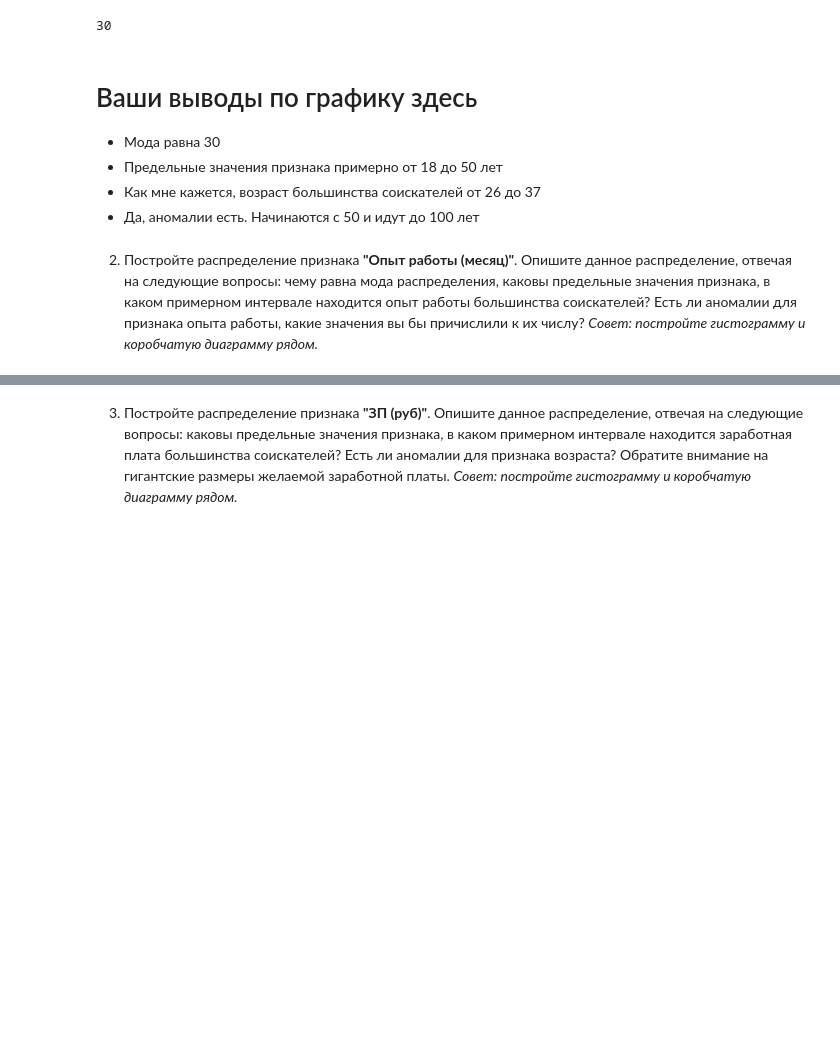
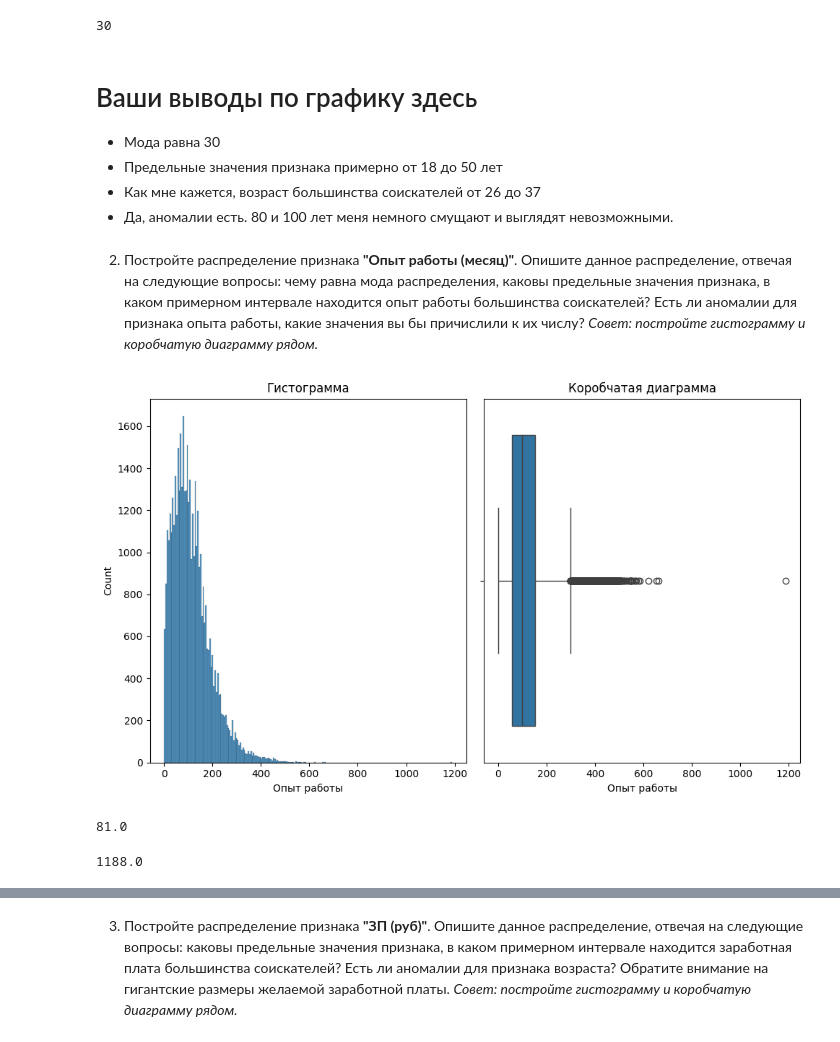
Before and after one commit to Eqtony/MyPortfolio, a Jupyter notebook: HeadHunterResumeAnalysis/Project-1._Ноутбук-шаблон.ipynb, the cells around one changed output, grey strips where cells are left out. Saved outputs shown, nothing was run; the diff lists cells and outputs as text; code cells hidden in the pictures; blank space fills up the shorter version.

```diff
--- a/HeadHunterResumeAnalysis/Project-1._Ноутбук-шаблон.ipynb
+++ b/HeadHunterResumeAnalysis/Project-1._Ноутбук-шаблон.ipynb
@@ -484,10 +484,32 @@ data['Возраст'].mode()[0]
 * Мода равна 30
 * Предельные значения признака примерно от 18 до 50 лет
 * Как мне кажется, возраст большинства соискателей от 26 до 37
-* Да, аномалии есть. Начинаются с 50 и идут до 100 лет
+* Да, аномалии есть. 80 и 100 лет меня немного смущают и выглядят невозможными.
 # %% [markdown]
 2. Постройте распределение признака **"Опыт работы (месяц)"**. Опишите данное распределение, отвечая на следующие вопросы: чему равна мода распределения, каковы предельные значения признака, в каком примерном интервале находится опыт работы большинства соискателей? Есть ли аномалии для признака опыта работы, какие значения вы бы причислили к их числу?
 *Совет: постройте гистограмму и коробчатую диаграмму рядом.*
 # %%
 # ваш код здесь
+fig, axes = plt.subplots(1, 2, figsize=(10, 6))
+
+# Гистограмма
+sns.histplot(data['Опыт работы'], ax=axes[0])
+axes[0].set_title('Гистограмма')
+
+# Коробчатая диаграмма
+sns.boxplot(x=data['Опыт работы'], ax=axes[1])
+axes[1].set_title('Коробчатая диаграмма')
+
+# Показываем график
+plt.tight_layout()
+plt.show()
+
+display(data['Опыт работы'].mode()[0])
+
+# Код для площадки
+data['Опыт работы'].max()
+# %% [output]
+[figure, added]
+81.0
+1188.0
 # %% [markdown]
```
Also changed, not shown: parts of 22 cells of this notebook.
